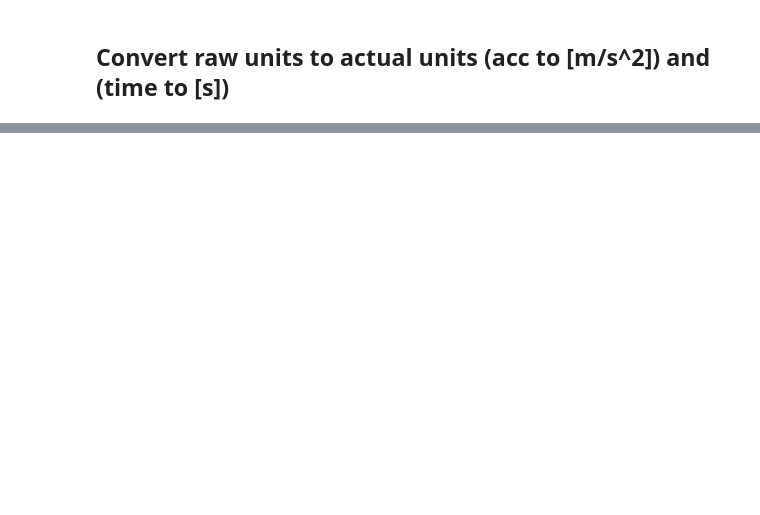
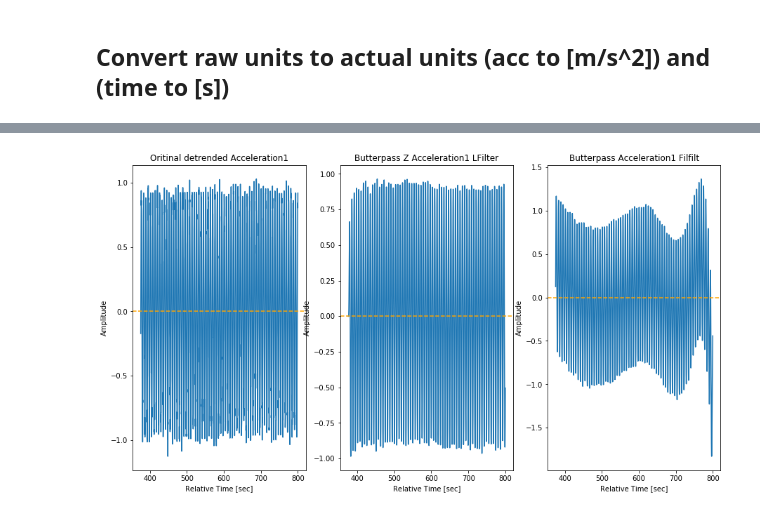
Before and after one commit to SUPScientist/CSE_145_237D_Smartfin, a Jupyter notebook: BuoyCallibratorData_Wave_Train_Analysis.ipynb, the cells around one changed output, grey strips where cells are left out. Saved outputs shown, nothing was run; the diff lists cells and outputs as text; code cells hidden in the pictures; blank space fills up the shorter version.

Commit message:
Working on wave train analysis for buoy calibrator data

```diff
--- a/BuoyCallibratorData_Wave_Train_Analysis.ipynb
+++ b/BuoyCallibratorData_Wave_Train_Analysis.ipynb
@@ -613,0 +485,98 @@ Wave height is:  1.74061502787
+# %%
+## Butter Filters for Bandpass:
+def butter_bandpass(lowcut, highcut, fs, order=5):
+    nyq = 0.5 * fs
+    low = lowcut / nyq
+    high = highcut / nyq
+    b, a = signal.butter(order, [low, high], btype='band')
+    return b, a
+
+def butter_bandpass_lfilter(data, lowcut, highcut, fs, order=5):
+    b, a = butter_bandpass(lowcut, highcut, fs, order=order)
+    y = signal.lfilter(b, a, data)
+    return y
+
+def butter_bandpass_filtfilt(data, lowcut, highcut, fs, order=5):
+    b, a = butter_bandpass(lowcut, highcut, fs, order=order)
+    y = signal.filtfilt(b, a, data)
+    return y
+
+
+
+##Butter Filters for Highpass:
+def butter_highpass(highcut, fs, order=5):
+    nyq = 0.5 * fs
+    high = highcut / nyq
+    b, a = signal.butter(order, high, btype='high')
+    return b, a
+
+def butter_highpass_lfilter(data, highcut, fs, order=5):
+    b, a = butter_lowpass(highcut, fs, order=order)
+    y = signal.lfilter(b, a, data)
+    return y
+
+
+
+##Butter Filters for Lowpass:
+def butter_lowpass(lowcut, fs, order=5):
+    nyq = 0.5 * fs
+    low = lowcut / nyq
+    b, a = signal.butter(order, low, btype='low')
+    return b, a
+
+def butter_lowpass_lfilter(data, lowcut, fs, order=5):
+    b, a = butter_lowpass(lowcut, fs, order=order)
+    y = signal.lfilter(b, a, data)
+    return y
+
+
+
+
+# Define the sample rate and the Low and High Cutoff frequencies
+fs = 30
+lowcut = 0.0333
+highcut = 1.5
+
+##Graphing the bandpass filters:
+butter_lfilter = butter_bandpass_lfilter(dacc_array1, lowcut, highcut, fs, order=5)
+butter_filtfilt = butter_bandpass_filtfilt(dacc_array1, lowcut, highcut, fs, order=5)
+
+
+new_time = time_array1.copy()
+
+for i in range(len(new_time)):
+    if i == 0:
+        new_time[i] = 0
+    else:
+        new_time[i] = new_time[i-1] + 1/fs
+
+
+
+
+fig1 = plt.figure(figsize=(15,8))
+ax1 = fig1.add_subplot(131)
+ax2 = fig1.add_subplot(132)
+ax3 = fig1.add_subplot(133)
+
+ax1.plot(time_array1, dacc_array1)
+ax1.set_title('Oritinal detrended Acceleration1')
+ax1.set_xlabel('Relative Time [sec]')
+ax1.set_ylabel('Amplitude')
+ax1.axhline(0, color="orange",ls='--')
+
+
+ax2.plot(time_array1, butter_lfilter)
+ax2.set_title('Butterpass Z Acceleration1 LFilter')
+ax2.set_xlabel('Relative Time [sec]')
+ax2.set_ylabel('Amplitude')
+ax2.axhline(0, color="orange",ls='--')
+
+ax3.plot(time_array1, butter_filtfilt)
+ax3.set_title('Butterpass Acceleration1 Filfilt')
+ax3.set_xlabel('Relative Time [sec]')
+ax3.set_ylabel('Amplitude')
+ax3.axhline(0, color="orange",ls='--')
+
+
+plt.show()
+# %% [output]
@@ -613,0 +584 @@ Wave height is:  1.74061502787
+[figure, added]
```
Also changed, not shown: parts of 23 cells of this notebook.
